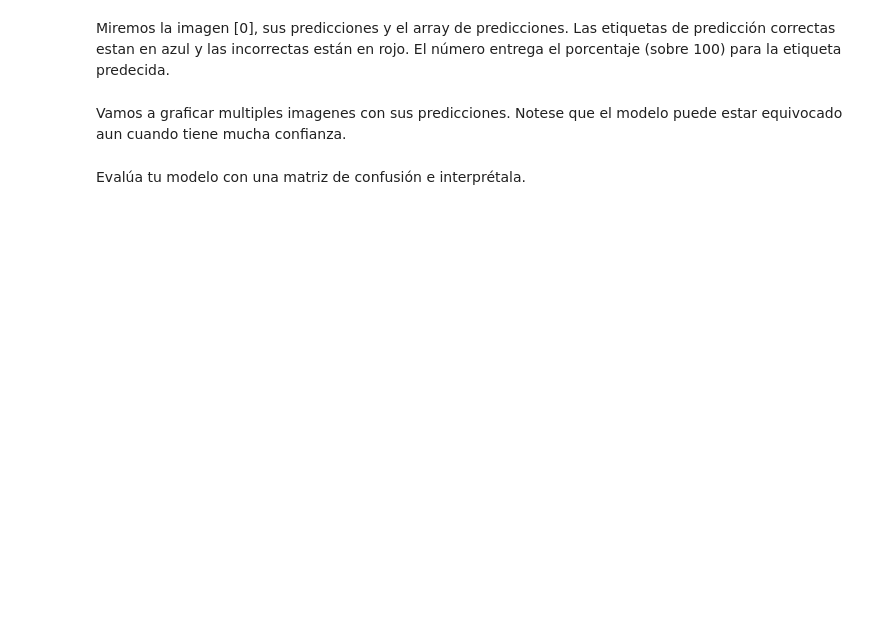
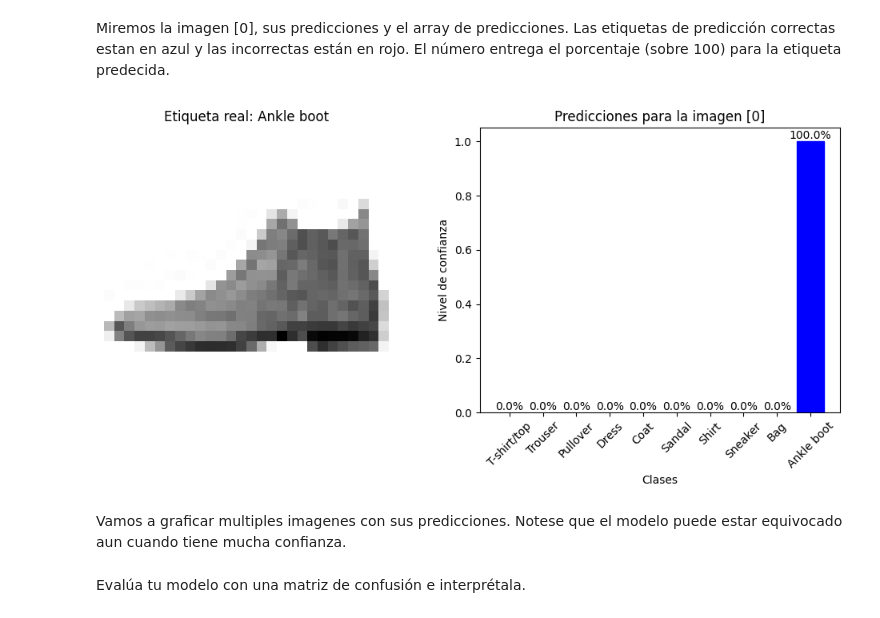
Before and after one commit to NaiSaratxaga/2503_dsft_thebridge_naiara, a Jupyter notebook: 3-Machine_Learning/3-Deep_Learning/1-Intro Deep Learning/ejercicios/Deep Learning classification.ipynb, the cells around one changed output. Drawn from its saved outputs; the diff is of its cells as text; code cells hidden in the pictures; blank space fills up the shorter version.

```diff
--- a/3-Machine_Learning/3-Deep_Learning/1-Intro Deep Learning/ejercicios/Deep Learning classification.ipynb
+++ b/3-Machine_Learning/3-Deep_Learning/1-Intro Deep Learning/ejercicios/Deep Learning classification.ipynb
@@ -219,5 +354,39 @@ Entonces, el modelo tiene mayor confianza que esta imagen es un bota de tobillo
 # %% [markdown]
 Miremos la imagen [0], sus predicciones y el array de predicciones. Las etiquetas de predicción correctas estan en azul y las incorrectas están en rojo. El número entrega el porcentaje (sobre 100) para la etiqueta predecida.
+# %%
+# Visualizar la imagen [0] con sus predicciones
+plt.figure(figsize=(10, 5))
+
+# Mostrar la imagen
+plt.subplot(1, 2, 1)
+plt.imshow(X_test[0], cmap="binary")
+plt.title(f"Etiqueta real: {class_names[actual_label]}")
+plt.axis("off")
+
+# Graficar las predicciones
+plt.subplot(1, 2, 2)
+bars = plt.bar(range(10), predictions[0], color='gray')
+plt.xticks(range(10), class_names, rotation=45)
+plt.ylabel("Nivel de confianza")
+plt.xlabel("Clases")
+plt.title("Predicciones para la imagen [0]")
+
+# Colorear las barras: azul para la predicción correcta, rojo para las incorrectas
+for i, bar in enumerate(bars):
+    if i == actual_label:
+        bar.set_color('blue')  # Etiqueta correcta
+    elif i == np.argmax(predictions[0]):
+        bar.set_color('red')  # Predicción incorrecta
+
+# Mostrar el porcentaje de confianza sobre cada barra
+for i, bar in enumerate(bars):
+    plt.text(bar.get_x() + bar.get_width() / 2, bar.get_height(),
+             f"{predictions[0][i] * 100:.1f}%", ha='center', va='bottom')
+
+plt.tight_layout()
+plt.show()
+# %% [output]
+[figure, added]
 # %% [markdown]
 Vamos a graficar multiples imagenes con sus predicciones. Notese que el modelo puede estar equivocado aun cuando tiene mucha confianza.
 # %% [markdown]
```
Also changed, not shown: parts of 16 cells of this notebook.
